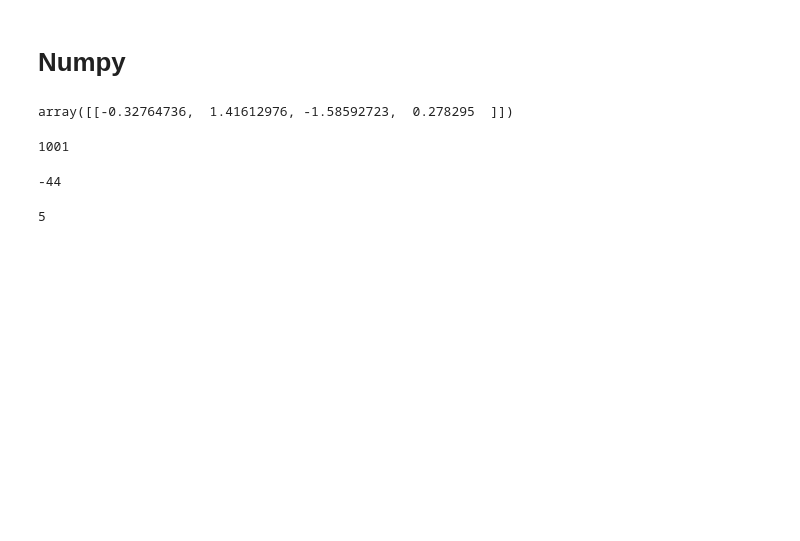
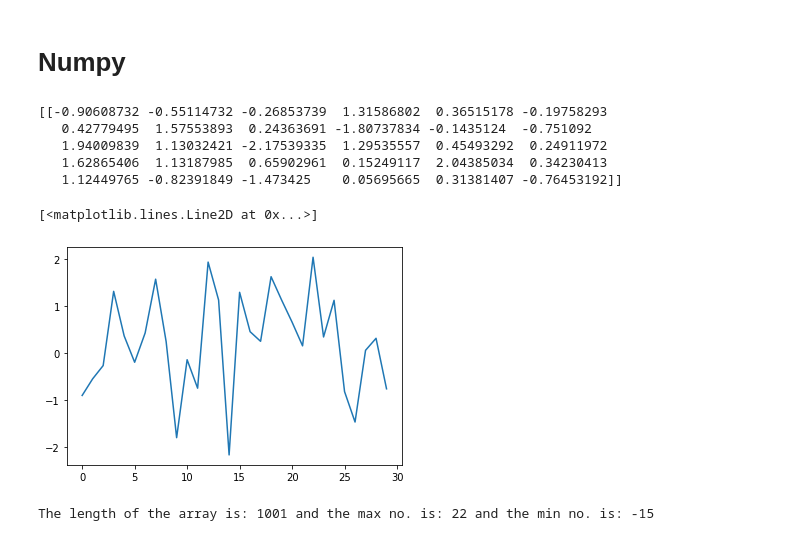
Before and after one commit to Kumail00Alawa/KAUST_AI_WEEK, a Jupyter notebook: secondday.ipynb, the cells around one changed output. Drawn from its saved outputs; the diff is of its cells as text; code cells hidden in the pictures; blank space fills up the shorter version.

```diff
--- a/secondday.ipynb
+++ b/secondday.ipynb
@@ -357,14 +357,23 @@ print(newDict)
 # Numpy
 # %%
 import numpy as np
+import matplotlib.pyplot as plt
 
-samples = np.random.standard_normal(size=(1, 4))
+samples = np.random.standard_normal(size=(1, 30))
 
 # Plotting to observe the normal
 
-samples
+print(samples)
+
+plt.plot(range(len(samples[0])), samples[0])
 # %% [output]
-array([[-0.32764736,  1.41612976, -1.58592723,  0.278295  ]])
+[[-0.90608732 -0.55114732 -0.26853739  1.31586802  0.36515178 -0.19758293
+   0.42779495  1.57553893  0.24363691 -1.80737834 -0.1435124  -0.751092
+   1.94009839  1.13032421 -2.17539335  1.29535557  0.45493292  0.24911972
+   1.62865406  1.13187985  0.65902961  0.15249117  2.04385034  0.34230413
+   1.12449765 -0.82391849 -1.473425    0.05695665  0.31381407 -0.76453192]]
+[<matplotlib.lines.Line2D at 0x...>]
+[figure, added]
 # %%
 arr = np.zeros((1,1), dtype=int)
 
@@ -376,15 +384,7 @@ for i in range(steps):
-# %%
-print(len(arr))
-# %% [output]
-1001
-# %%
-min(arr)
-# %% [output]
--44
-# %%
-max(arr)
-# %% [output]
-5
+# %%
+print(f'The length of the array is: {len(arr)} and the max no. is: {max(arr)} and the min no. is: {min(arr)}')
+# %% [output]
+The length of the array is: 1001 and the max no. is: 22 and the min no. is: -15
 # %%
 import matplotlib.pyplot as plt
 plt.plot(range(1001), arr)
```
Also changed, not shown: parts of 5 cells of this notebook.
